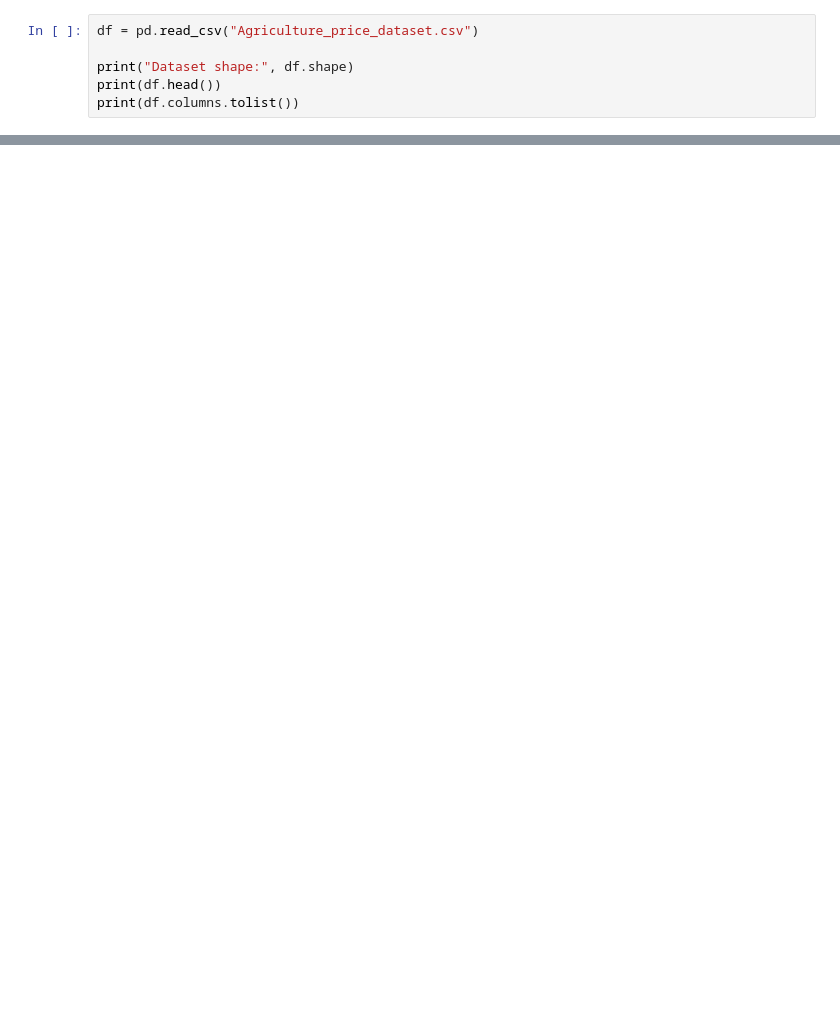
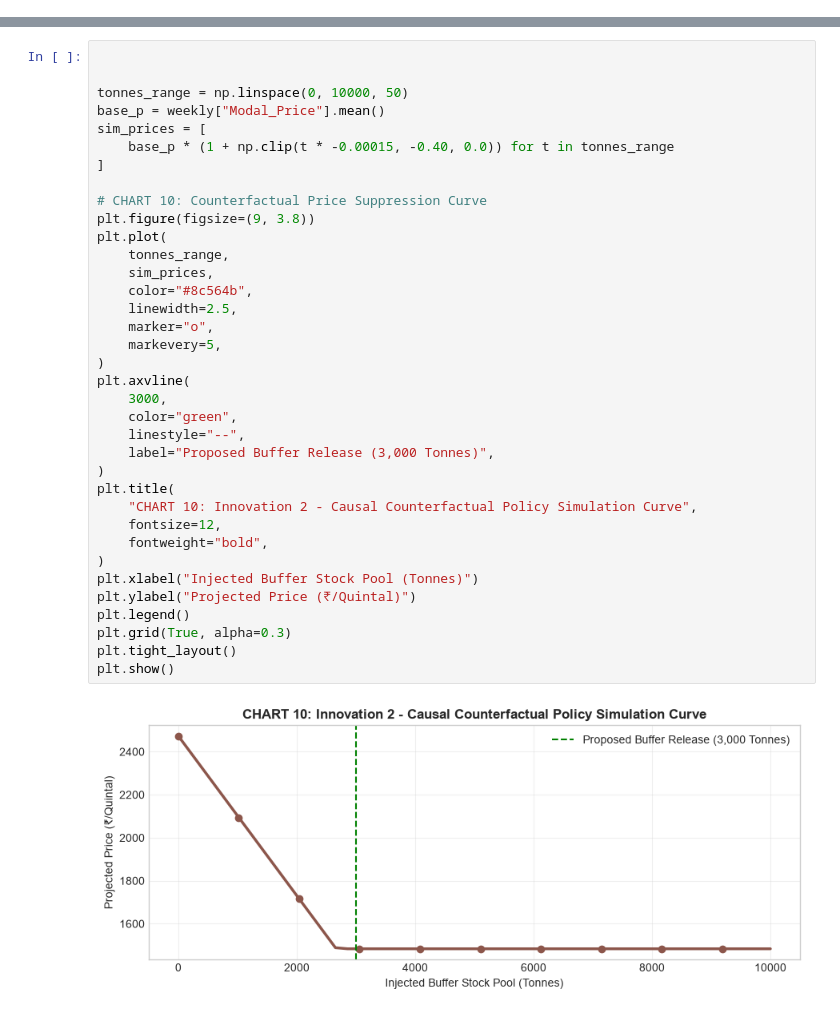
Before and after one commit to athirasathish04/IA3_Agri-Price-Forecasting-Suite, a Jupyter notebook: ia33.ipynb, the cells around one changed output, grey strips where cells are left out. Cells and saved outputs as stored; diff of their text form; blank space fills up the shorter version.

Commit message:
Replaced with correct project files from Price_Prediction

```diff
--- a/ia33.ipynb
+++ b/ia33.ipynb
@@ -17,6 +0,0 @@ warnings.filterwarnings("ignore")
-# %%
-df = pd.read_csv("Agriculture_price_dataset.csv")
-
-print("Dataset shape:", df.shape)
-print(df.head())
-print(df.columns.tolist())
@@ -390,0 +709,38 @@ print(cluster_summary)
+# %%
+
+
+tonnes_range = np.linspace(0, 10000, 50)
+base_p = weekly["Modal_Price"].mean()
+sim_prices = [
+    base_p * (1 + np.clip(t * -0.00015, -0.40, 0.0)) for t in tonnes_range
+]
+
+# CHART 10: Counterfactual Price Suppression Curve
+plt.figure(figsize=(9, 3.8))
+plt.plot(
+    tonnes_range,
+    sim_prices,
+    color="#8c564b",
+    linewidth=2.5,
+    marker="o",
+    markevery=5,
+)
+plt.axvline(
+    3000,
+    color="green",
+    linestyle="--",
+    label="Proposed Buffer Release (3,000 Tonnes)",
+)
+plt.title(
+    "CHART 10: Innovation 2 - Causal Counterfactual Policy Simulation Curve",
+    fontsize=12,
+    fontweight="bold",
+)
+plt.xlabel("Injected Buffer Stock Pool (Tonnes)")
+plt.ylabel("Projected Price (₹/Quintal)")
+plt.legend()
+plt.grid(True, alpha=0.3)
+plt.tight_layout()
+plt.show()
+# %% [output]
+[figure, added]
```
Also changed, not shown: parts of 29 cells of this notebook, 5 other files.
